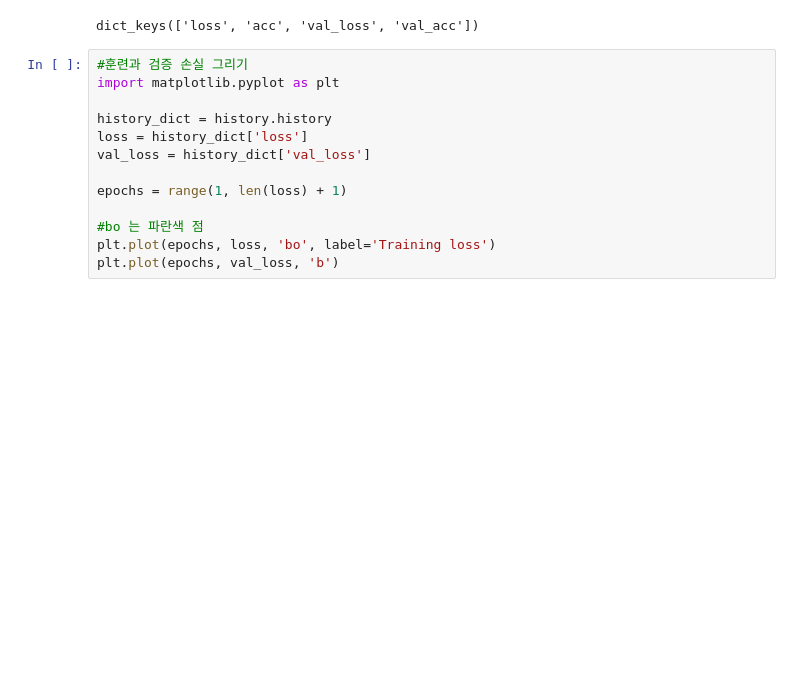
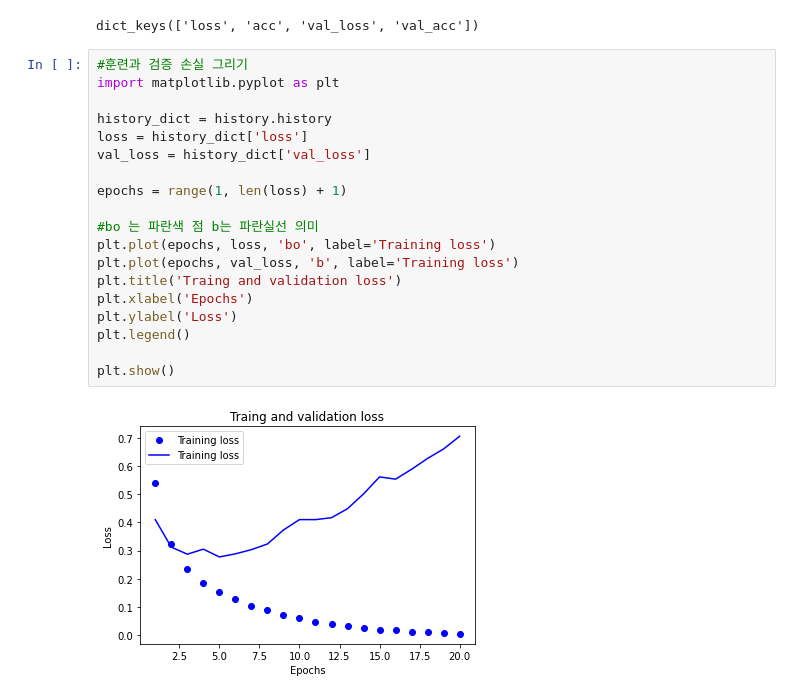
Before and after one commit to jongchan1514/keras, a Jupyter notebook: IMDB_STUDY.ipynb, the cells around one changed output. Saved outputs shown, nothing was run; the diff lists cells and outputs as text; blank space fills up the shorter version.

```diff
--- a/IMDB_STUDY.ipynb
+++ b/IMDB_STUDY.ipynb
@@ -130,13 +144,21 @@ dict_keys(['loss', 'acc', 'val_loss', 'val_acc'])
 # %%
 #훈련과 검증 손실 그리기
 import matplotlib.pyplot as plt
 
 history_dict = history.history
 loss = history_dict['loss']
 val_loss = history_dict['val_loss']
 
 epochs = range(1, len(loss) + 1)
 
-#bo 는 파란색 점
+#bo 는 파란색 점 b는 파란실선 의미
 plt.plot(epochs, loss, 'bo', label='Training loss')
-plt.plot(epochs, val_loss, 'b')
+plt.plot(epochs, val_loss, 'b', label='Training loss')
+plt.title('Traing and validation loss')
+plt.xlabel('Epochs')
+plt.ylabel('Loss')
+plt.legend()
+
+plt.show()
+# %% [output]
+[figure, added]
```
Also changed, not shown: parts of 5 cells of this notebook.
